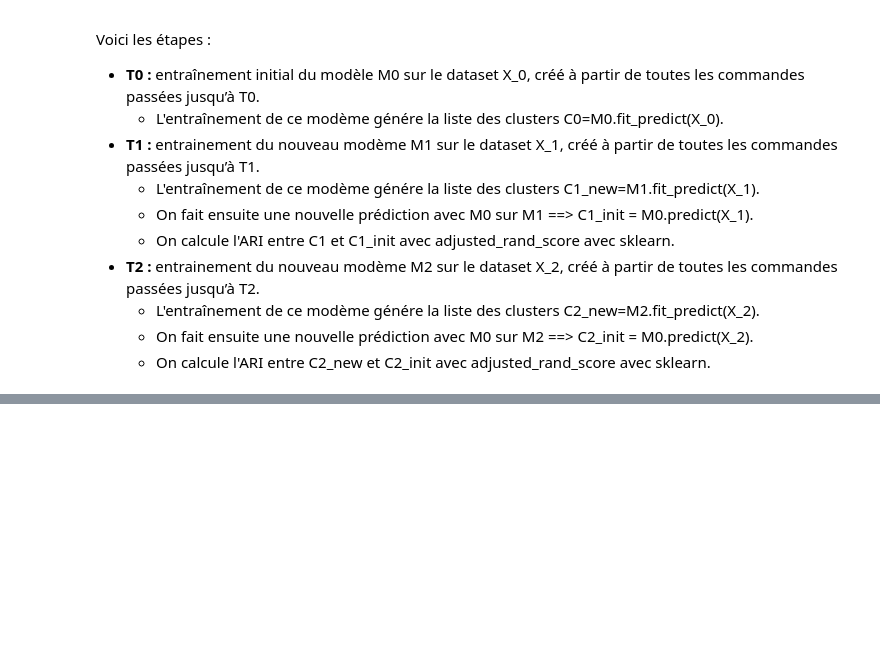
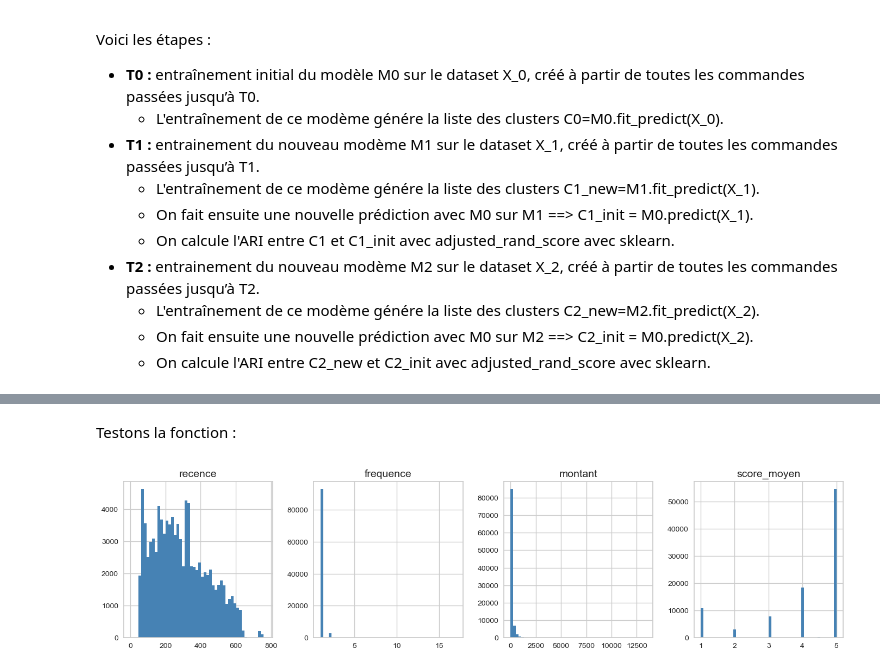
Before and after one commit to ludovic-source/Data_scientist_formation, a Jupyter notebook: projet_5/Projet_5_simulation.ipynb, the cells around one changed output, grey strips where cells are left out. Drawn from its saved outputs; the diff is of its cells as text; code cells hidden in the pictures; blank space fills up the shorter version.

```diff
--- a/projet_5/Projet_5_simulation.ipynb
+++ b/projet_5/Projet_5_simulation.ipynb
@@ -177,0 +228,17 @@ df.head()
+# %%
+def print_features_distribution(df):
+    # Créer des histogrammes pour chaque colonne
+    fig = plt.figure(figsize=(14, 10))
+    for feat_idx in range(df.shape[1]):  # Pour chaque colonne
+        ax = fig.add_subplot(3, 4, feat_idx + 1)  # Ajouter à la grille
+        h = ax.hist(df.iloc[:, feat_idx], bins=50, color="steelblue", edgecolor="none")
+        ax.set_title(df.columns[feat_idx], fontsize=14)
+
+    plt.tight_layout()
+    plt.show()
+# %% [markdown]
+Testons la fonction :
+# %%
+print_features_distribution(df)
+# %% [output]
+[figure, added]
```
Also changed, not shown: parts of 9 cells of this notebook.
